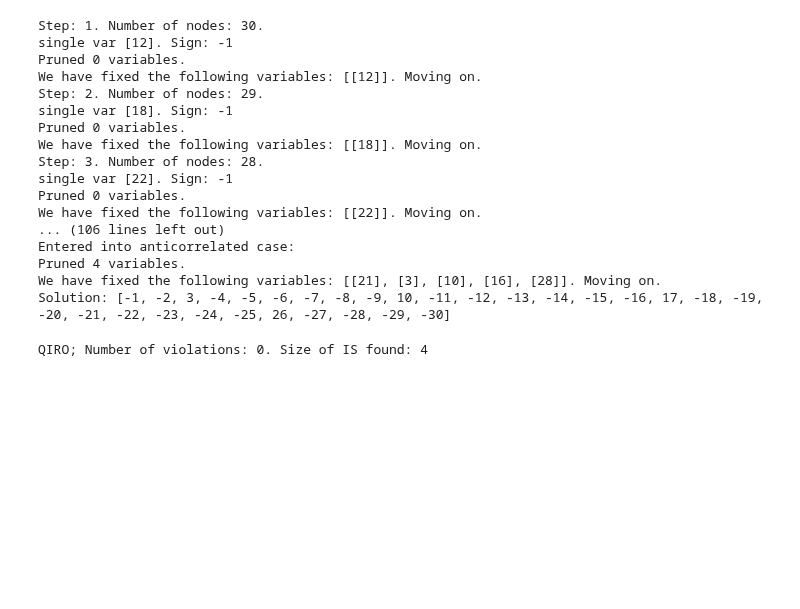
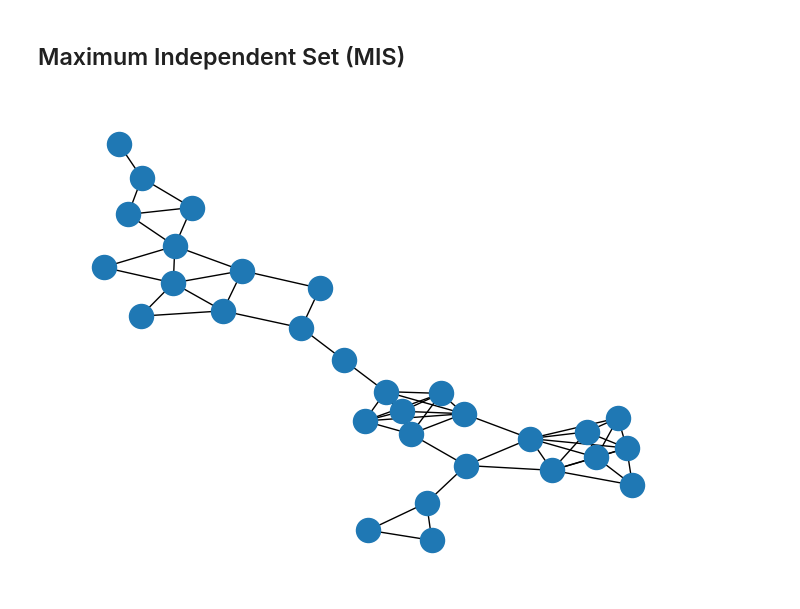
Before and after one commit to jernejrudifinzgar/qiro, a Jupyter notebook: QIRO_Execution.ipynb, the cells around one changed output. Cells and saved outputs as stored; diff of their text form; code cells hidden in the pictures; blank space fills up the shorter version.

```diff
--- a/QIRO_Execution.ipynb
+++ b/QIRO_Execution.ipynb
@@ -165,28 +0,0 @@ RQAOA; Number of violations: 0. Size of IS found: 4
-# %%
-problem = Generator.MIS(graph, alpha=1.1)
-
-qiro = QIRO(problem, nc=3)
-
-qiro.execute()
-# %% [output]
-Step: 1. Number of nodes: 30.
-single var [12]. Sign: -1
-Pruned 0 variables.
-We have fixed the following variables: [[12]]. Moving on.
-Step: 2. Number of nodes: 29.
-single var [18]. Sign: -1
-Pruned 0 variables.
-We have fixed the following variables: [[18]]. Moving on.
-Step: 3. Number of nodes: 28.
-single var [22]. Sign: -1
-Pruned 0 variables.
-We have fixed the following variables: [[22]]. Moving on.
-... (106 lines left out)
-Entered into anticorrelated case:
-Pruned 4 variables.
-We have fixed the following variables: [[21], [3], [10], [16], [28]]. Moving on.
-Solution: [-1, -2, 3, -4, -5, -6, -7, -8, -9, 10, -11, -12, -13, -14, -15, -16, 17, -18, -19, -20, -21, -22, -23, -24, -25, 26, -27, -28, -29, -30]
-# %%
-print("QIRO; Number of violations: {}. Size of IS found: {}".format(*problem.evaluate_solution(qiro.solution)))
-# %% [output]
-QIRO; Number of violations: 0. Size of IS found: 4
@@ -200,0 +15,14 @@ generated_problem_RQAOA = Generator.MAX2SAT(num_var=num_var, num_clauses=num_cla
+# %% [markdown]
+## Maximum Independent Set (MIS)
+# %%
+# create some test graph. Feel free to change this to whatever graph you want to visualize and use.
+# number of nodes
+number_of_nodes = 30
+# density
+radius = 0.25
+
+graph = nx.random_geometric_graph(number_of_nodes, radius, seed=11)
+
+nx.draw_kamada_kawai(graph)
+# %% [output]
+[figure, added]
```
Also changed, not shown: parts of 37 cells of this notebook.
